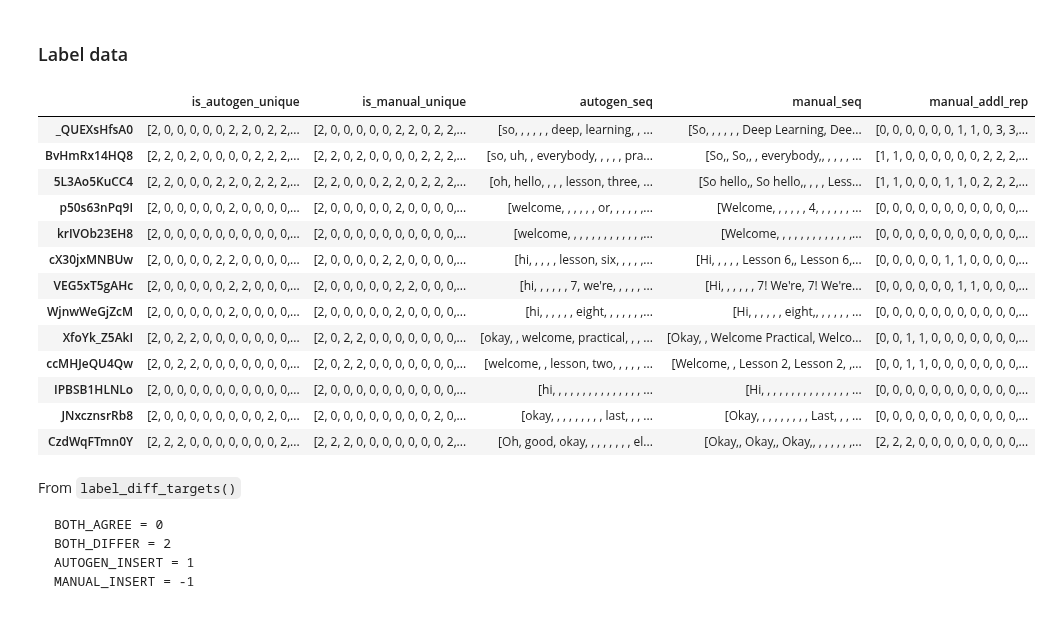
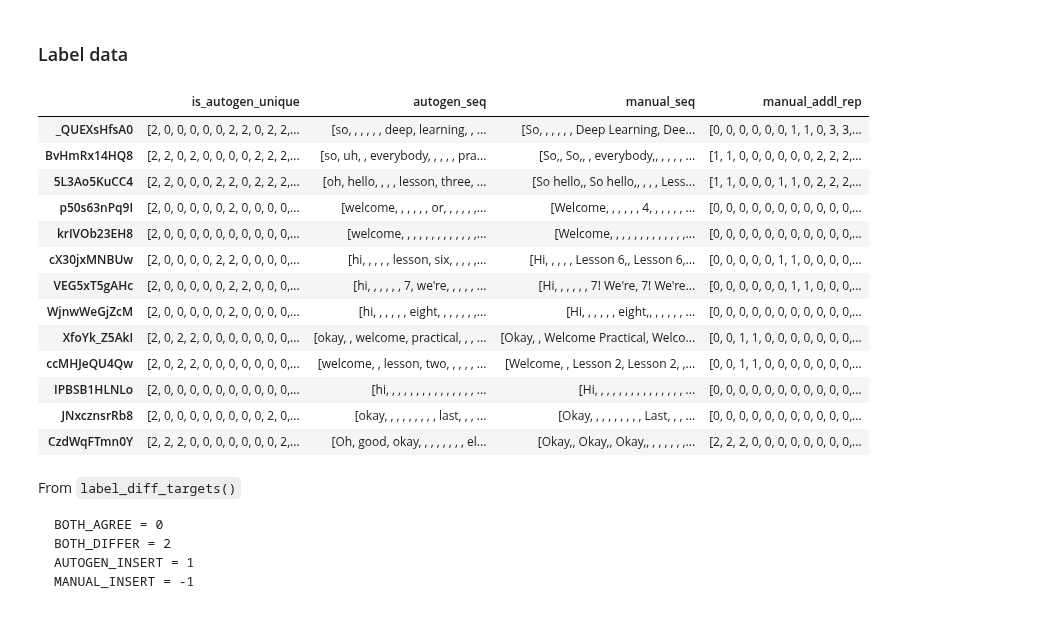
Before and after one commit to 2dot71mily/youtube_captions_corrections, a Jupyter notebook: notebooks/demo_checkout_data_and_new_label_creation.ipynb, the cells around one changed output. Drawn from its saved outputs; the diff is of its cells as text; code cells hidden in the pictures.

````diff
--- a/notebooks/checkout_data_and_new_label_creation.ipynb
+++ b/notebooks/demo_checkout_data_and_new_label_creation.ipynb
@@ -68,22 +113,22 @@ transcripts[['autogen', 'manual','autogen_text', 'manual_text', 'diffs',]]
 # %% [markdown]
 ### Label data
 # %%
-transcripts[['is_autogen_unique', 'is_manual_unique', 'autogen_seq', 'manual_seq', 'manual_addl_rep']]
+transcripts[['is_autogen_unique', 'autogen_seq', 'manual_seq', 'manual_addl_rep']]
 # %% [output]
-|  | is_autogen_unique | is_manual_unique | autogen_seq | manual_seq | manual_addl_rep |
-| _QUEXsHfsA0 | [2, 0, 0, 0, 0, 0, 2, 2, 0, 2, 2,... | [2, 0, 0, 0, 0, 0, 2, 2, 0, 2, 2,... | [so, , , , , , deep, learning, , ... | [So, , , , , , Deep Learning, Dee... | [0, 0, 0, 0, 0, 0, 1, 1, 0, 3, 3,... |
-| BvHmRx14HQ8 | [2, 2, 0, 2, 0, 0, 0, 0, 2, 2, 2,... | [2, 2, 0, 2, 0, 0, 0, 0, 2, 2, 2,... | [so, uh, , everybody, , , , , pra... | [So,, So,, , everybody,, , , , , ... | [1, 1, 0, 0, 0, 0, 0, 0, 2, 2, 2,... |
-| 5L3Ao5KuCC4 | [2, 2, 0, 0, 0, 2, 2, 0, 2, 2, 2,... | [2, 2, 0, 0, 0, 2, 2, 0, 2, 2, 2,... | [oh, hello, , , , lesson, three, ... | [So hello,, So hello,, , , , Less... | [1, 1, 0, 0, 0, 1, 1, 0, 2, 2, 2,... |
-| p50s63nPq9I | [2, 0, 0, 0, 0, 0, 2, 0, 0, 0, 0,... | [2, 0, 0, 0, 0, 0, 2, 0, 0, 0, 0,... | [welcome, , , , , , or, , , , , ,... | [Welcome, , , , , , 4, , , , , , ... | [0, 0, 0, 0, 0, 0, 0, 0, 0, 0, 0,... |
-| krIVOb23EH8 | [2, 0, 0, 0, 0, 0, 0, 0, 0, 0, 0,... | [2, 0, 0, 0, 0, 0, 0, 0, 0, 0, 0,... | [welcome, , , , , , , , , , , , ,... | [Welcome, , , , , , , , , , , , ,... | [0, 0, 0, 0, 0, 0, 0, 0, 0, 0, 0,... |
-| cX30jxMNBUw | [2, 0, 0, 0, 0, 2, 2, 0, 0, 0, 0,... | [2, 0, 0, 0, 0, 2, 2, 0, 0, 0, 0,... | [hi, , , , , lesson, six, , , , ,... | [Hi, , , , , Lesson 6,, Lesson 6,... | [0, 0, 0, 0, 0, 1, 1, 0, 0, 0, 0,... |
-| VEG5xT5gAHc | [2, 0, 0, 0, 0, 0, 2, 2, 0, 0, 0,... | [2, 0, 0, 0, 0, 0, 2, 2, 0, 0, 0,... | [hi, , , , , , 7, we're, , , , , ... | [Hi, , , , , , 7! We're, 7! We're... | [0, 0, 0, 0, 0, 0, 1, 1, 0, 0, 0,... |
-| WjnwWeGjZcM | [2, 0, 0, 0, 0, 0, 2, 0, 0, 0, 0,... | [2, 0, 0, 0, 0, 0, 2, 0, 0, 0, 0,... | [hi, , , , , , eight, , , , , , ,... | [Hi, , , , , , eight,, , , , , , ... | [0, 0, 0, 0, 0, 0, 0, 0, 0, 0, 0,... |
-| XfoYk_Z5AkI | [2, 0, 2, 2, 0, 0, 0, 0, 0, 0, 0,... | [2, 0, 2, 2, 0, 0, 0, 0, 0, 0, 0,... | [okay, , welcome, practical, , , ... | [Okay, , Welcome Practical, Welco... | [0, 0, 1, 1, 0, 0, 0, 0, 0, 0, 0,... |
-| ccMHJeQU4Qw | [2, 0, 2, 2, 0, 0, 0, 0, 0, 0, 0,... | [2, 0, 2, 2, 0, 0, 0, 0, 0, 0, 0,... | [welcome, , lesson, two, , , , , ... | [Welcome, , Lesson 2, Lesson 2, ,... | [0, 0, 1, 1, 0, 0, 0, 0, 0, 0, 0,... |
-| IPBSB1HLNLo | [2, 0, 0, 0, 0, 0, 0, 0, 0, 0, 0,... | [2, 0, 0, 0, 0, 0, 0, 0, 0, 0, 0,... | [hi, , , , , , , , , , , , , , , ... | [Hi, , , , , , , , , , , , , , , ... | [0, 0, 0, 0, 0, 0, 0, 0, 0, 0, 0,... |
-| JNxcznsrRb8 | [2, 0, 0, 0, 0, 0, 0, 0, 0, 2, 0,... | [2, 0, 0, 0, 0, 0, 0, 0, 0, 2, 0,... | [okay, , , , , , , , , last, , , ... | [Okay, , , , , , , , , Last, , , ... | [0, 0, 0, 0, 0, 0, 0, 0, 0, 0, 0,... |
-| CzdWqFTmn0Y | [2, 2, 2, 0, 0, 0, 0, 0, 0, 0, 2,... | [2, 2, 2, 0, 0, 0, 0, 0, 0, 0, 2,... | [Oh, good, okay, , , , , , , , el... | [Okay,, Okay,, Okay,, , , , , , ,... | [2, 2, 2, 0, 0, 0, 0, 0, 0, 0, 0,... |
+|  | is_autogen_unique | autogen_seq | manual_seq | manual_addl_rep |
+| _QUEXsHfsA0 | [2, 0, 0, 0, 0, 0, 2, 2, 0, 2, 2,... | [so, , , , , , deep, learning, , ... | [So, , , , , , Deep Learning, Dee... | [0, 0, 0, 0, 0, 0, 1, 1, 0, 3, 3,... |
+| BvHmRx14HQ8 | [2, 2, 0, 2, 0, 0, 0, 0, 2, 2, 2,... | [so, uh, , everybody, , , , , pra... | [So,, So,, , everybody,, , , , , ... | [1, 1, 0, 0, 0, 0, 0, 0, 2, 2, 2,... |
+| 5L3Ao5KuCC4 | [2, 2, 0, 0, 0, 2, 2, 0, 2, 2, 2,... | [oh, hello, , , , lesson, three, ... | [So hello,, So hello,, , , , Less... | [1, 1, 0, 0, 0, 1, 1, 0, 2, 2, 2,... |
+| p50s63nPq9I | [2, 0, 0, 0, 0, 0, 2, 0, 0, 0, 0,... | [welcome, , , , , , or, , , , , ,... | [Welcome, , , , , , 4, , , , , , ... | [0, 0, 0, 0, 0, 0, 0, 0, 0, 0, 0,... |
+| krIVOb23EH8 | [2, 0, 0, 0, 0, 0, 0, 0, 0, 0, 0,... | [welcome, , , , , , , , , , , , ,... | [Welcome, , , , , , , , , , , , ,... | [0, 0, 0, 0, 0, 0, 0, 0, 0, 0, 0,... |
+| cX30jxMNBUw | [2, 0, 0, 0, 0, 2, 2, 0, 0, 0, 0,... | [hi, , , , , lesson, six, , , , ,... | [Hi, , , , , Lesson 6,, Lesson 6,... | [0, 0, 0, 0, 0, 1, 1, 0, 0, 0, 0,... |
+| VEG5xT5gAHc | [2, 0, 0, 0, 0, 0, 2, 2, 0, 0, 0,... | [hi, , , , , , 7, we're, , , , , ... | [Hi, , , , , , 7! We're, 7! We're... | [0, 0, 0, 0, 0, 0, 1, 1, 0, 0, 0,... |
+| WjnwWeGjZcM | [2, 0, 0, 0, 0, 0, 2, 0, 0, 0, 0,... | [hi, , , , , , eight, , , , , , ,... | [Hi, , , , , , eight,, , , , , , ... | [0, 0, 0, 0, 0, 0, 0, 0, 0, 0, 0,... |
+| XfoYk_Z5AkI | [2, 0, 2, 2, 0, 0, 0, 0, 0, 0, 0,... | [okay, , welcome, practical, , , ... | [Okay, , Welcome Practical, Welco... | [0, 0, 1, 1, 0, 0, 0, 0, 0, 0, 0,... |
+| ccMHJeQU4Qw | [2, 0, 2, 2, 0, 0, 0, 0, 0, 0, 0,... | [welcome, , lesson, two, , , , , ... | [Welcome, , Lesson 2, Lesson 2, ,... | [0, 0, 1, 1, 0, 0, 0, 0, 0, 0, 0,... |
+| IPBSB1HLNLo | [2, 0, 0, 0, 0, 0, 0, 0, 0, 0, 0,... | [hi, , , , , , , , , , , , , , , ... | [Hi, , , , , , , , , , , , , , , ... | [0, 0, 0, 0, 0, 0, 0, 0, 0, 0, 0,... |
+| JNxcznsrRb8 | [2, 0, 0, 0, 0, 0, 0, 0, 0, 2, 0,... | [okay, , , , , , , , , last, , , ... | [Okay, , , , , , , , , Last, , , ... | [0, 0, 0, 0, 0, 0, 0, 0, 0, 0, 0,... |
+| CzdWqFTmn0Y | [2, 2, 2, 0, 0, 0, 0, 0, 0, 0, 2,... | [Oh, good, okay, , , , , , , , el... | [Okay,, Okay,, Okay,, , , , , , ,... | [2, 2, 2, 0, 0, 0, 0, 0, 0, 0, 0,... |
 # %% [markdown]
 From `label_diff_targets()`
 ```
````
Also changed, not shown: parts of 17 cells of this notebook.
